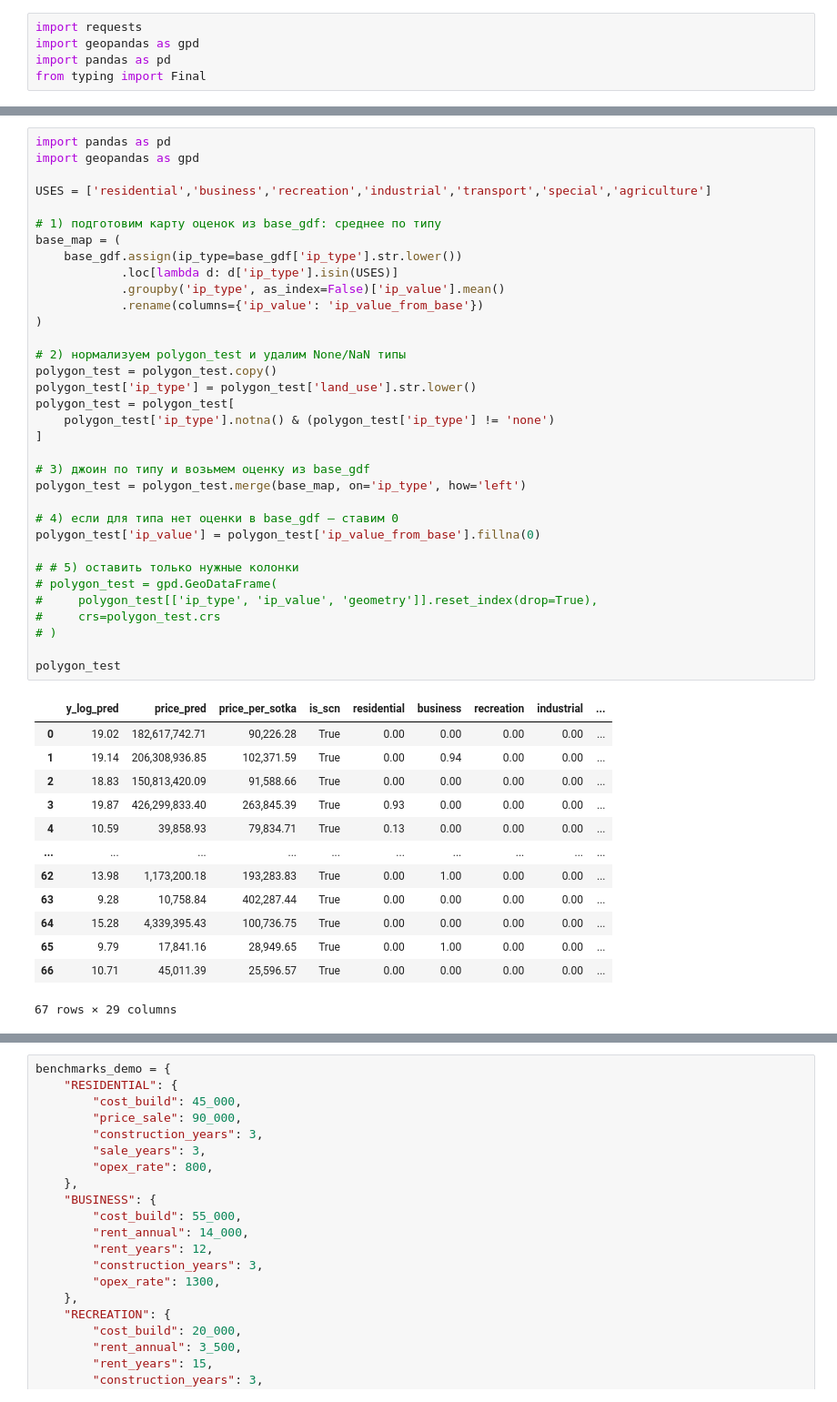
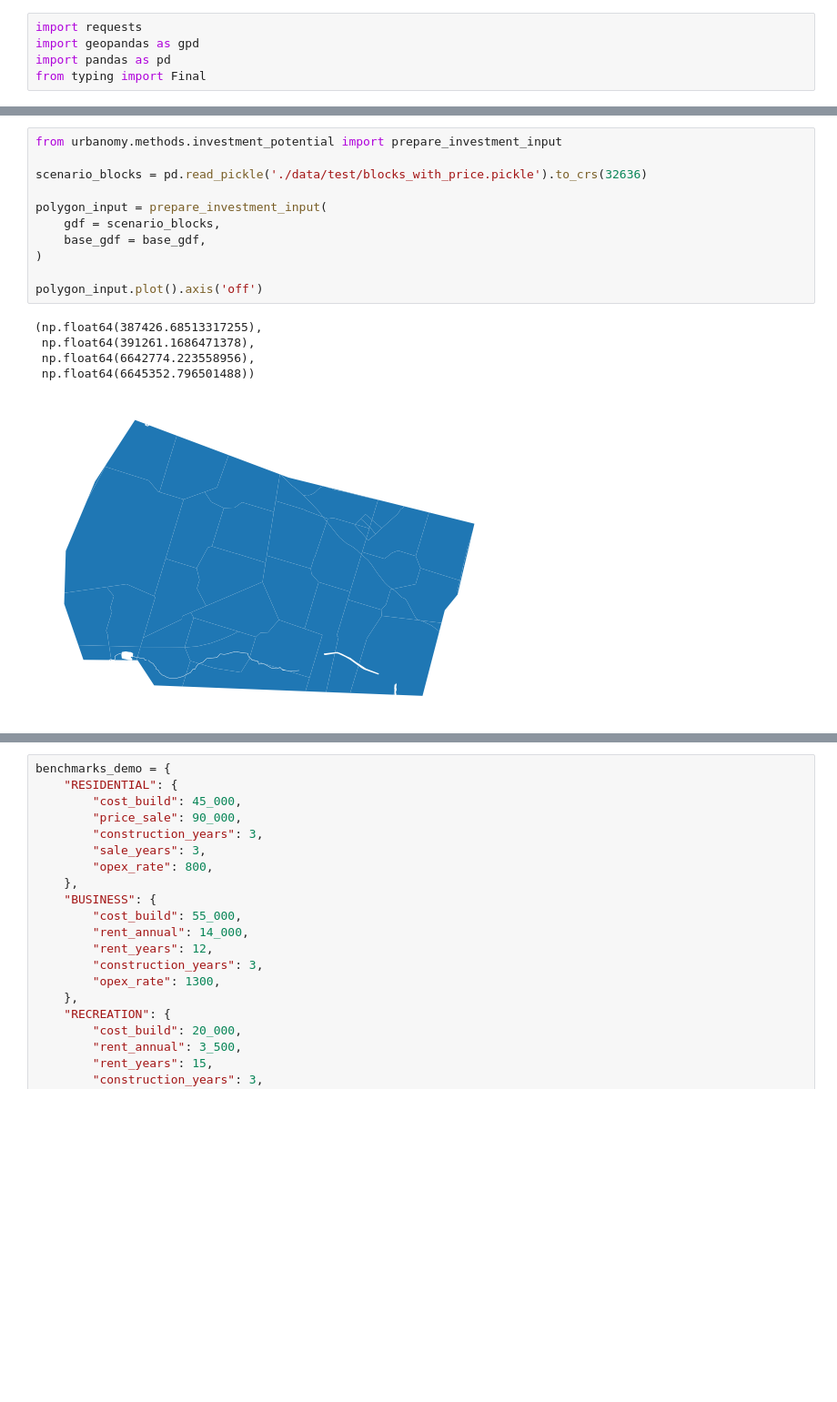
Before and after one commit to Mvin8/Urbanomy, a Jupyter notebook: examples/investment_metrics.ipynb, the cells around one changed output, grey strips where cells are left out. Shown at 91% size. Cells and saved outputs as stored; diff of their text form; blank space fills up the shorter version.

```diff
--- a/examples/investment_metrics.ipynb
+++ b/examples/investment_metrics.ipynb
@@ -134,48 +96,17 @@ polygon_test.head()
-# %%
-import pandas as pd
-import geopandas as gpd
-
-USES = ['residential','business','recreation','industrial','transport','special','agriculture']
-
-# 1) подготовим карту оценок из base_gdf: среднее по типу
-base_map = (
-    base_gdf.assign(ip_type=base_gdf['ip_type'].str.lower())
-            .loc[lambda d: d['ip_type'].isin(USES)]
-            .groupby('ip_type', as_index=False)['ip_value'].mean()
-            .rename(columns={'ip_value': 'ip_value_from_base'})
-)
-
-# 2) нормализуем polygon_test и удалим None/NaN типы
-polygon_test = polygon_test.copy()
-polygon_test['ip_type'] = polygon_test['land_use'].str.lower()
-polygon_test = polygon_test[
-    polygon_test['ip_type'].notna() & (polygon_test['ip_type'] != 'none')
-]
-
-# 3) джоин по типу и возьмем оценку из base_gdf
-polygon_test = polygon_test.merge(base_map, on='ip_type', how='left')
-
-# 4) если для типа нет оценки в base_gdf — ставим 0
-polygon_test['ip_value'] = polygon_test['ip_value_from_base'].fillna(0)
-
-# # 5) оставить только нужные колонки
-# polygon_test = gpd.GeoDataFrame(
-#     polygon_test[['ip_type', 'ip_value', 'geometry']].reset_index(drop=True),
-#     crs=polygon_test.crs
-# )
-
-polygon_test
-# %% [output]
-|  | y_log_pred | price_pred | price_per_sotka | is_scn | residential | business | recreation | industrial | ... |
-| 0 | 19.02 | 182,617,742.71 | 90,226.28 | True | 0.00 | 0.00 | 0.00 | 0.00 | ... |
-| 1 | 19.14 | 206,308,936.85 | 102,371.59 | True | 0.00 | 0.94 | 0.00 | 0.00 | ... |
-| 2 | 18.83 | 150,813,420.09 | 91,588.66 | True | 0.00 | 0.00 | 0.00 | 0.00 | ... |
-| 3 | 19.87 | 426,299,833.40 | 263,845.39 | True | 0.93 | 0.00 | 0.00 | 0.00 | ... |
-| 4 | 10.59 | 39,858.93 | 79,834.71 | True | 0.13 | 0.00 | 0.00 | 0.00 | ... |
-| ... | ... | ... | ... | ... | ... | ... | ... | ... | ... |
-| 62 | 13.98 | 1,173,200.18 | 193,283.83 | True | 0.00 | 1.00 | 0.00 | 0.00 | ... |
-| 63 | 9.28 | 10,758.84 | 402,287.44 | True | 0.00 | 0.00 | 0.00 | 0.00 | ... |
-| 64 | 15.28 | 4,339,395.43 | 100,736.75 | True | 0.00 | 0.00 | 0.00 | 0.00 | ... |
-| 65 | 9.79 | 17,841.16 | 28,949.65 | True | 0.00 | 1.00 | 0.00 | 0.00 | ... |
-| 66 | 10.71 | 45,011.39 | 25,596.57 | True | 0.00 | 0.00 | 0.00 | 0.00 | ... |
-67 rows × 29 columns
+# %%
+from urbanomy.methods.investment_potential import prepare_investment_input
+
+scenario_blocks = pd.read_pickle('./data/test/blocks_with_price.pickle').to_crs(32636)
+
+polygon_input = prepare_investment_input(
+    gdf = scenario_blocks,
+    base_gdf = base_gdf,
+)
+
+polygon_input.plot().axis('off')
+# %% [output]
+(np.float64(387426.68513317255),
+ np.float64(391261.1686471378),
+ np.float64(6642774.223558956),
+ np.float64(6645352.796501488))
+[figure, added]
```
Also changed, not shown: parts of 5 cells of this notebook, 10 other files.
